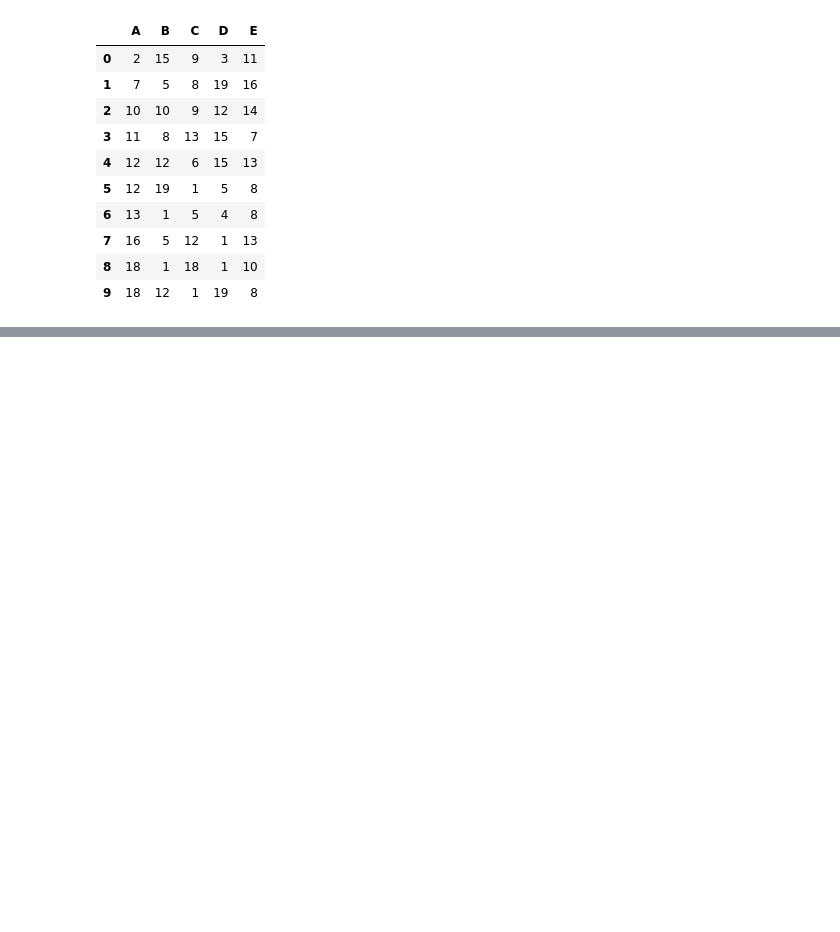
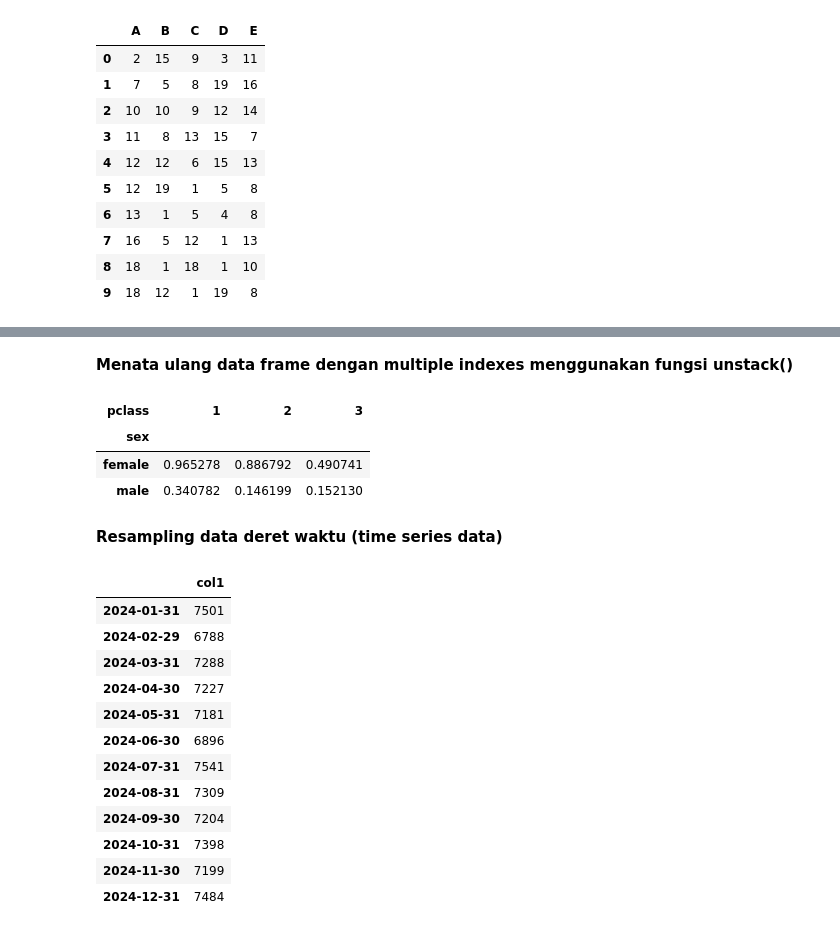
Before and after one commit to ahmdbnrsl/From-Python-to-ML, a Jupyter notebook: BASIC_ML/pandas.ipynb, the cells around one changed output, grey strips where cells are left out. Saved outputs shown, nothing was run; the diff lists cells and outputs as text; code cells hidden in the pictures; blank space fills up the shorter version.

```diff
--- a/BASIC_ML/pandas.ipynb
+++ b/BASIC_ML/pandas.ipynb
@@ -820,0 +840,44 @@ df_outer
+# %% [markdown]
+**Menata ulang data frame dengan multiple indexes menggunakan fungsi unstack()**
+# %%
+import pandas as pd
+
+df = pd.read_csv('./data/titanicfull.csv')
+
+df.groupby(['sex', 'pclass'])['survived'].mean().to_frame()
+df.groupby(['sex', 'pclass'])['survived'].mean().unstack()
+# %% [output]
+| pclass | 1 | 2 | 3 |
+| sex |  |  |  |
+| female | 0.965278 | 0.886792 | 0.490741 |
+| male | 0.340782 | 0.146199 | 0.152130 |
+# %% [markdown]
+**Resampling  data deret waktu (time series data)**
+# %%
+import pandas as pd
+import numpy as np
+
+n_rows = 365 * 24
+n_colls = 2
+cols = ['col1', 'col2']
+df = pd.DataFrame(np.random.randint(1, 20, size=(n_rows, n_colls)), columns=cols)
+
+
+df_1 = pd.DataFrame(data)
+df.index = pd.date_range(start='2024-01-01', periods=n_rows, freq='H')
+
+df.resample('M')['col1'].sum().to_frame()
+# %% [output]
+|  | col1 |
+| 2024-01-31 | 7501 |
+| 2024-02-29 | 6788 |
+| 2024-03-31 | 7288 |
+| 2024-04-30 | 7227 |
+| 2024-05-31 | 7181 |
+| 2024-06-30 | 6896 |
+| 2024-07-31 | 7541 |
+| 2024-08-31 | 7309 |
+| 2024-09-30 | 7204 |
+| 2024-10-31 | 7398 |
+| 2024-11-30 | 7199 |
+| 2024-12-31 | 7484 |
```
Also changed, not shown: parts of 6 cells of this notebook.
